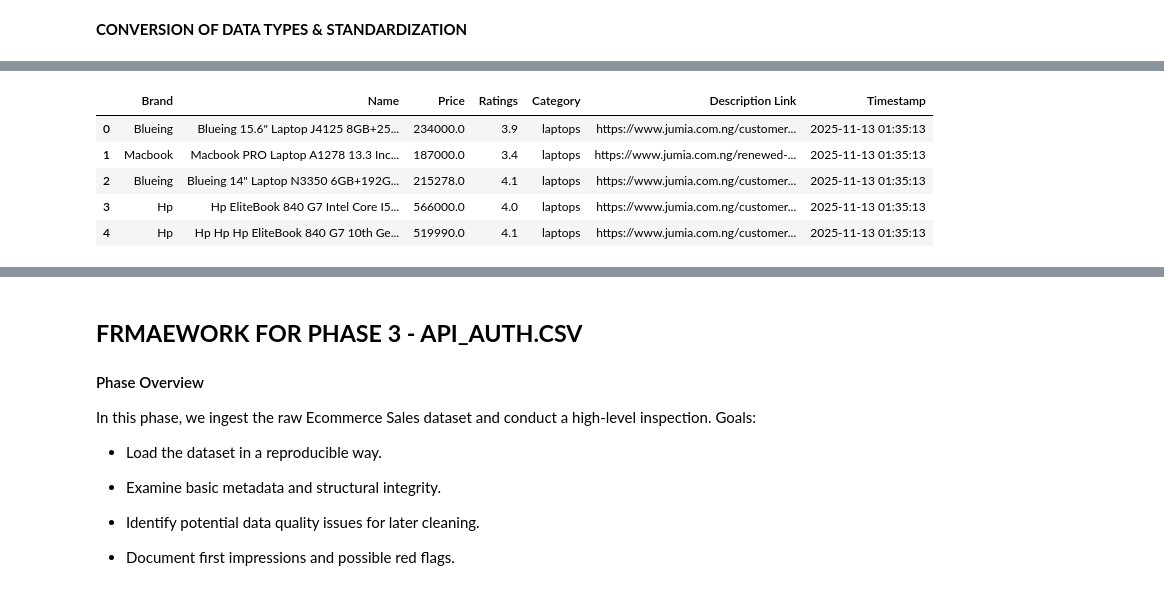
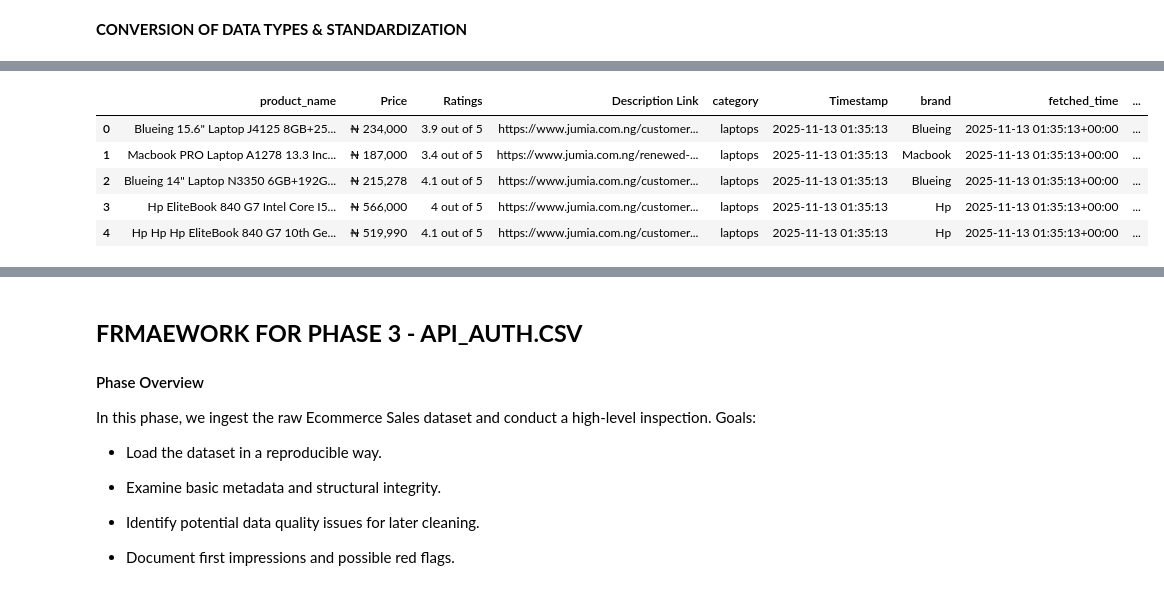
Before and after one commit to CKohwo/ADIP-Intelligence-lab, a Jupyter notebook: eda_notebook/data_analysis.ipynb, the cells around one changed output, grey strips where cells are left out. Drawn from its saved outputs; the diff is of its cells as text; code cells hidden in the pictures.

```diff
--- a/eda_notebook/data_analysis.ipynb
+++ b/eda_notebook/data_analysis.ipynb
@@ -216,6 +378,3 @@ SJBOB          1
 K9             1
 Visita         1
 Name: count, Length: 137, dtype: int64
-# %%
-df_2 = df_2.reindex(columns=['Brand', 'Name', 'Price', 'Ratings','Category','Description Link', 'Timestamp'])
-df_2.head()
@@ -240,3 +392,6 @@ Timestamp           0
 dtype: int64
 # %% [markdown]
 **CONVERSION OF DATA TYPES & STANDARDIZATION**
+# %%
+df_2["fetched_time"] = pd.to_datetime(df_2["Timestamp"], utc=True)
+df_2["fetched_time"].dtype
@@ -243,5 +400,4 @@ dtype: int64
 # %%
 # Standardizing the ratings column by extracting the first numeric part
-df_2["Ratings"] = df_2["Ratings"].str.split().str[0]
-if df_2["Ratings"] .isna().any() or (df_2["Ratings"] == "No").any():
-    df_2["Ratings"] = df_2["Ratings"].fillna(0).replace("No", "No Ratings")
+df_2["product_rating"] = df_2["Ratings"].str.split().str[0]
+df_2["product_rating"] = pd.to_numeric(df_2["product_rating"], errors='coerce')
@@ -263,14 +424,20 @@ Name: Ratings, Length: 166993, dtype: object
 # %%
-# Cleaning the price column by removing the currency symbol and commas, then converting to numeric.
-# Also, converting the ratings to numeric.
-df_2["Price"] = pd.to_numeric(df_2["Price"].str.replace("₦", "", regex=False).str.replace(",", "", regex=False), errors='coerce')
-df_2["Ratings"] = pd.to_numeric(df_2["Ratings"], errors='coerce')
+# Cleaning the price column by removing the currency symbol and commas, then converting to numeric & renaming the Name, Category columns to product_name, category to match our desired schema.
+df_2["price"] = pd.to_numeric(df_2["Price"].str.replace("₦", "", regex=False).str.replace(",", "", regex=False), errors='coerce')
+df_2.rename(columns={"Name": "product_name", "Category" : "category"}, inplace=True)
-# %%
-df_2.head()
-# %% [output]
-|  | Brand | Name | Price | Ratings | Category | Description Link | Timestamp |
-| 0 | Blueing | Blueing 15.6" Laptop J4125 8GB+25... | 234000.0 | 3.9 | laptops | https://www.jumia.com.ng/customer... | 2025-11-13 01:35:13 |
-| 1 | Macbook | Macbook PRO Laptop A1278 13.3 Inc... | 187000.0 | 3.4 | laptops | https://www.jumia.com.ng/renewed-... | 2025-11-13 01:35:13 |
-| 2 | Blueing | Blueing 14" Laptop N3350 6GB+192G... | 215278.0 | 4.1 | laptops | https://www.jumia.com.ng/customer... | 2025-11-13 01:35:13 |
-| 3 | Hp | Hp EliteBook 840 G7 Intel Core I5... | 566000.0 | 4.0 | laptops | https://www.jumia.com.ng/customer... | 2025-11-13 01:35:13 |
-| 4 | Hp | Hp Hp Hp EliteBook 840 G7 10th Ge... | 519990.0 | 4.1 | laptops | https://www.jumia.com.ng/customer... | 2025-11-13 01:35:13 |
+# %%
+# Since the web scraped dataset doesn't have the rating_count, seller_name and stock_qty columns,
+# create them and fill them with NaN values to maintain consistency with our desired schema.
+# Adding a source column to indicate that this data came from web scraping.
+df_2["rating_count"] = np.nan
+df_2["stock_qty"] = np.nan
+df_2["seller_name"] = "JUMIA"
+df_2["source"] = "web_scrape"
+df_2.head()
+# %% [output]
+|  | product_name | Price | Ratings | Description Link | category | Timestamp | brand | fetched_time | ... |
+| 0 | Blueing 15.6" Laptop J4125 8GB+25... | ₦ 234,000 | 3.9 out of 5 | https://www.jumia.com.ng/customer... | laptops | 2025-11-13 01:35:13 | Blueing | 2025-11-13 01:35:13+00:00 | ... |
+| 1 | Macbook PRO Laptop A1278 13.3 Inc... | ₦ 187,000 | 3.4 out of 5 | https://www.jumia.com.ng/renewed-... | laptops | 2025-11-13 01:35:13 | Macbook | 2025-11-13 01:35:13+00:00 | ... |
+| 2 | Blueing 14" Laptop N3350 6GB+192G... | ₦ 215,278 | 4.1 out of 5 | https://www.jumia.com.ng/customer... | laptops | 2025-11-13 01:35:13 | Blueing | 2025-11-13 01:35:13+00:00 | ... |
+| 3 | Hp EliteBook 840 G7 Intel Core I5... | ₦ 566,000 | 4 out of 5 | https://www.jumia.com.ng/customer... | laptops | 2025-11-13 01:35:13 | Hp | 2025-11-13 01:35:13+00:00 | ... |
+| 4 | Hp Hp Hp EliteBook 840 G7 10th Ge... | ₦ 519,990 | 4.1 out of 5 | https://www.jumia.com.ng/customer... | laptops | 2025-11-13 01:35:13 | Hp | 2025-11-13 01:35:13+00:00 | ... |
```
Also changed, not shown: parts of 30 cells of this notebook, 11 other files.
